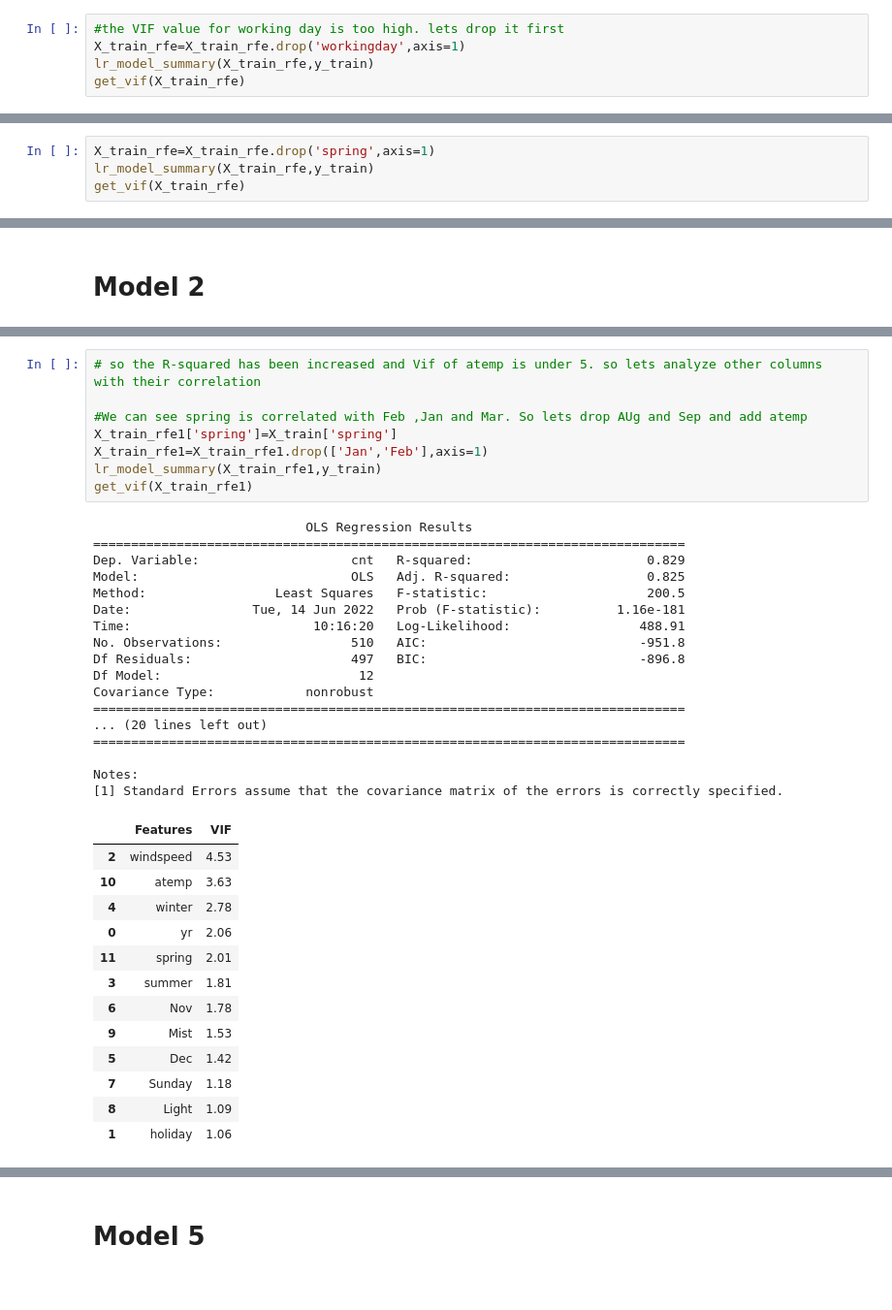
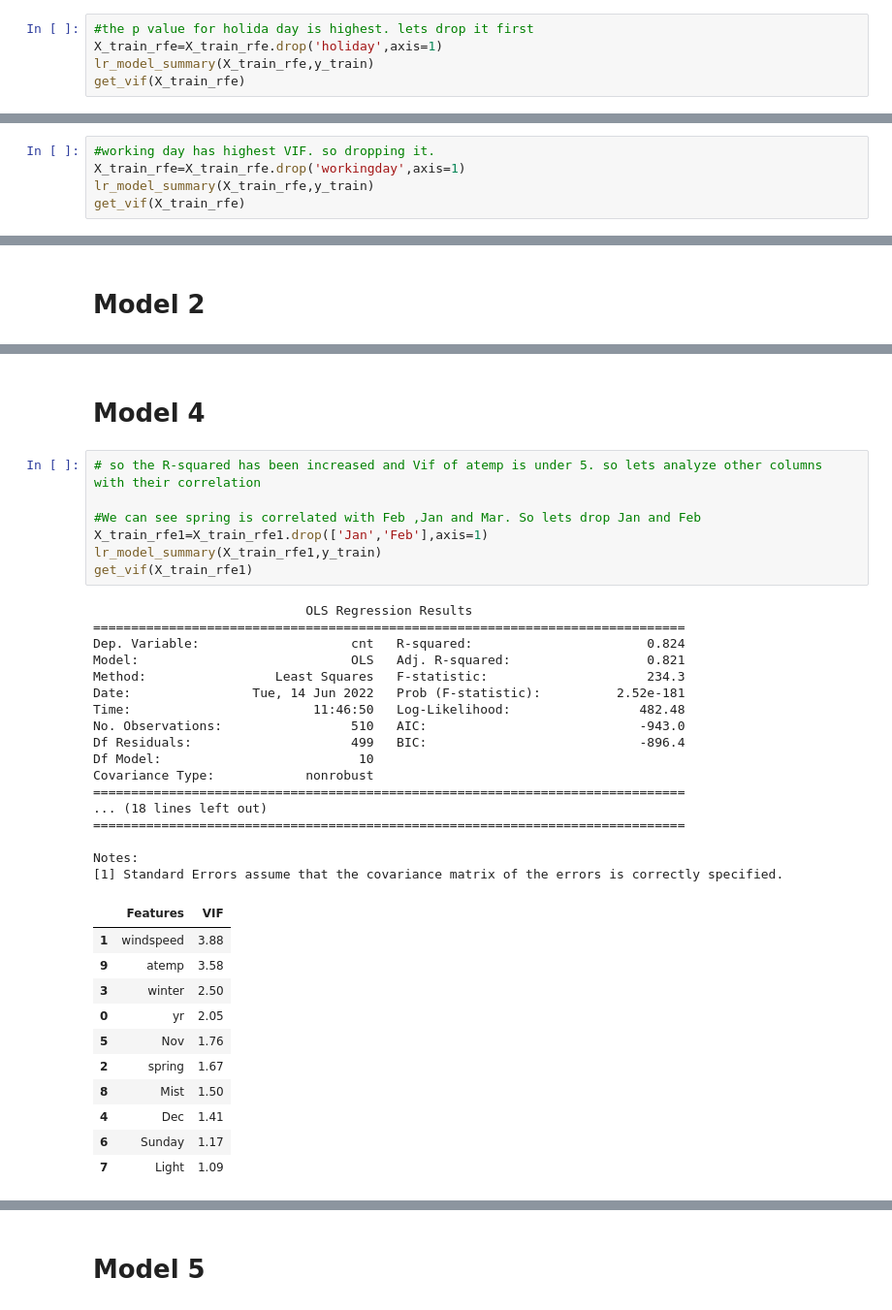
Before and after one commit to simplyshravan/Bike-Sharing-Assignment, a Jupyter notebook: Bike Sharing Assignment.ipynb, the cells around one changed output, grey strips where cells are left out. Shown at 97% size. Drawn from its saved outputs; the diff is of its cells as text.

```diff
--- a/Bike Sharing Assignment.ipynb
+++ b/Bike Sharing Assignment.ipynb
@@ -421,8 +429,8 @@ strong multicollinearity problems or that the design matrix is singular.
 | 5 | windspeed | 1.23 |
 | 0 | yr | 1.04 |
 # %%
-#the VIF value for working day is too high. lets drop it first
-X_train_rfe=X_train_rfe.drop('workingday',axis=1)
+#the p value for holida day is highest. lets drop it first
+X_train_rfe=X_train_rfe.drop('holiday',axis=1)
 lr_model_summary(X_train_rfe,y_train)
 get_vif(X_train_rfe)
 # %% [output]
@@ -542,5 +551,6 @@ Notes:
 # %%
-X_train_rfe=X_train_rfe.drop('spring',axis=1)
+#working day has highest VIF. so dropping it.
+X_train_rfe=X_train_rfe.drop('workingday',axis=1)
 lr_model_summary(X_train_rfe,y_train)
 get_vif(X_train_rfe)
 # %% [output]
@@ -701,39 +749,38 @@ Notes:
+# %% [markdown]
+# Model 4
 # %%
 # so the R-squared has been increased and Vif of atemp is under 5. so lets analyze other columns with their correlation
 
-#We can see spring is correlated with Feb ,Jan and Mar. So lets drop AUg and Sep and add atemp
-X_train_rfe1['spring']=X_train['spring']
+#We can see spring is correlated with Feb ,Jan and Mar. So lets drop Jan and Feb
 X_train_rfe1=X_train_rfe1.drop(['Jan','Feb'],axis=1)
 lr_model_summary(X_train_rfe1,y_train)
 get_vif(X_train_rfe1)
 # %% [output]
                             OLS Regression Results
 ==============================================================================
-Dep. Variable:                    cnt   R-squared:                       0.829
-Model:                            OLS   Adj. R-squared:                  0.825
-Method:                 Least Squares   F-statistic:                     200.5
-Date:                Tue, 14 Jun 2022   Prob (F-statistic):          1.16e-181
-Time:                        10:16:20   Log-Likelihood:                 488.91
-No. Observations:                 510   AIC:                            -951.8
-Df Residuals:                     497   BIC:                            -896.8
-Df Model:                          12
+Dep. Variable:                    cnt   R-squared:                       0.824
+Model:                            OLS   Adj. R-squared:                  0.821
+Method:                 Least Squares   F-statistic:                     234.3
+Date:                Tue, 14 Jun 2022   Prob (F-statistic):          2.52e-181
+Time:                        11:46:50   Log-Likelihood:                 482.48
+No. Observations:                 510   AIC:                            -943.0
+Df Residuals:                     499   BIC:                            -896.4
+Df Model:                          10
 Covariance Type:            nonrobust
 ==============================================================================
-... (20 lines left out)
+... (18 lines left out)
 ==============================================================================
 
 Notes:
 [1] Standard Errors assume that the covariance matrix of the errors is correctly specified.
 |  | Features | VIF |
-| 2 | windspeed | 4.53 |
-| 10 | atemp | 3.63 |
-| 4 | winter | 2.78 |
-| 0 | yr | 2.06 |
-| 11 | spring | 2.01 |
-| 3 | summer | 1.81 |
-| 6 | Nov | 1.78 |
-| 9 | Mist | 1.53 |
-| 5 | Dec | 1.42 |
-| 7 | Sunday | 1.18 |
-| 8 | Light | 1.09 |
-| 1 | holiday | 1.06 |
+| 1 | windspeed | 3.88 |
+| 9 | atemp | 3.58 |
+| 3 | winter | 2.50 |
+| 0 | yr | 2.05 |
+| 5 | Nov | 1.76 |
+| 2 | spring | 1.67 |
+| 8 | Mist | 1.50 |
+| 4 | Dec | 1.41 |
+| 6 | Sunday | 1.17 |
+| 7 | Light | 1.09 |
```
Also changed, not shown: parts of 55 cells of this notebook.
